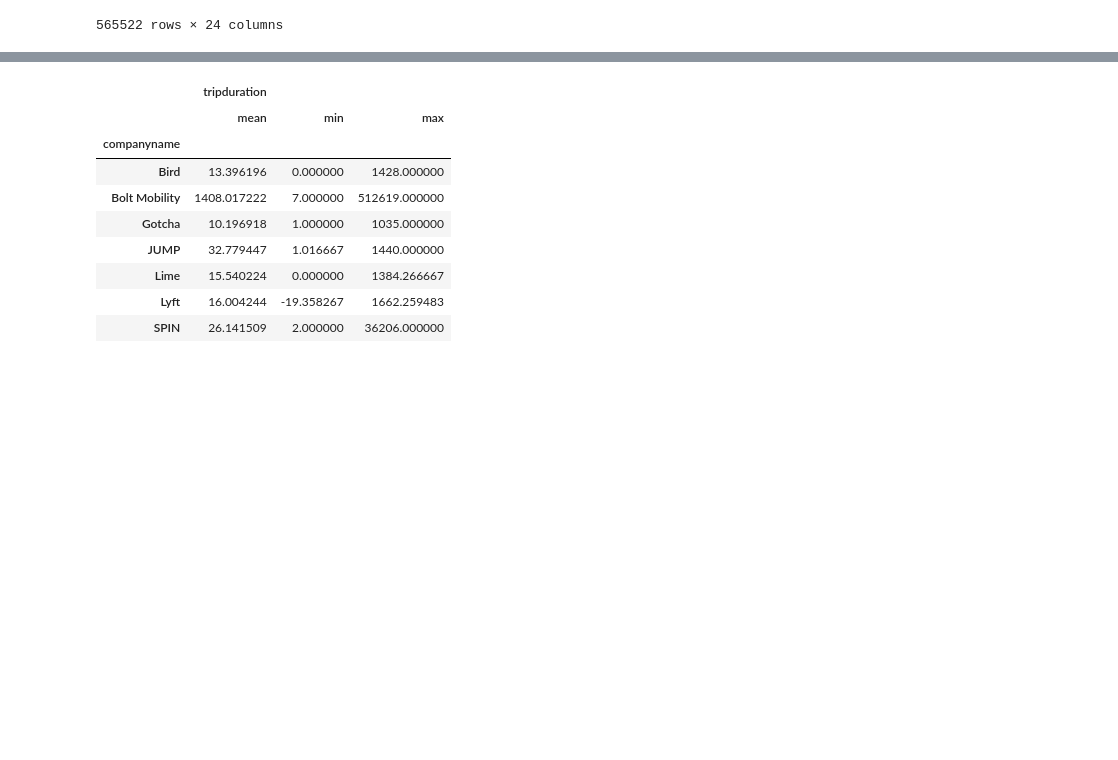
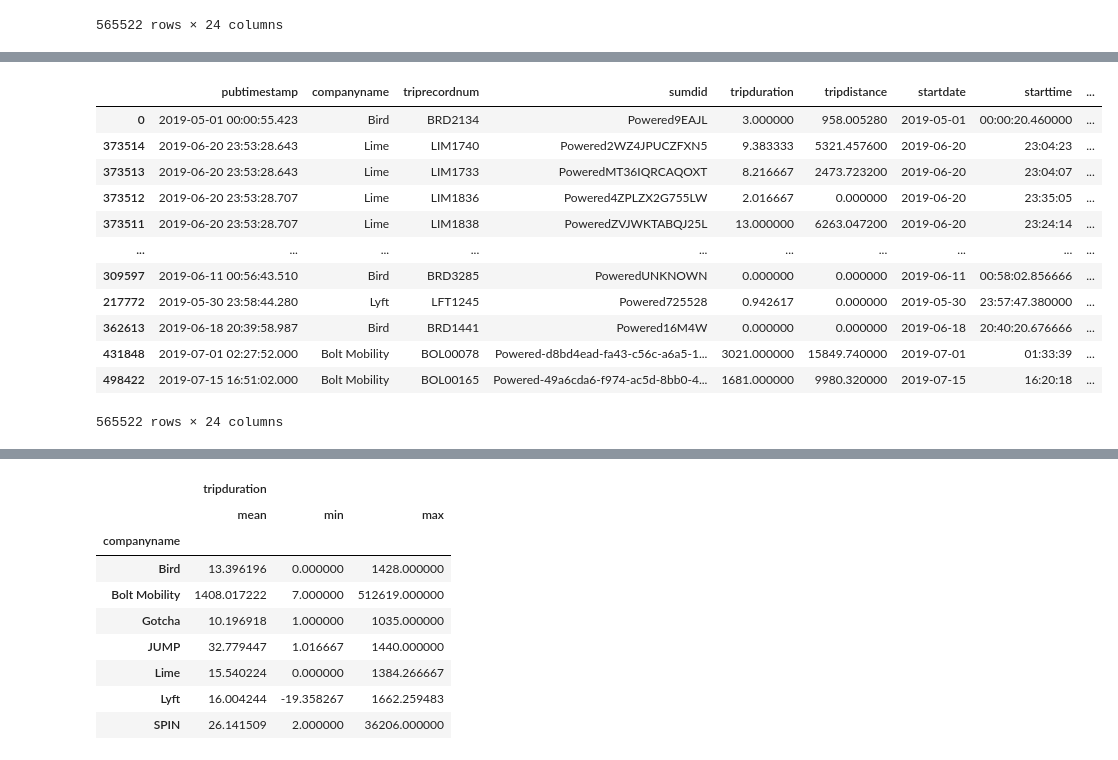
Before and after one commit to NSS-Data-Analytics-Cohort-10/scooters-group-1, a Jupyter notebook: notebooks/Scooters_AH_Final.ipynb, the cells around one changed output, grey strips where cells are left out. Drawn from its saved outputs; the diff is of its cells as text; code cells hidden in the pictures; blank space fills up the shorter version.

```diff
--- a/notebooks/Scooters_AH_Final.ipynb
+++ b/notebooks/Scooters_AH_Final.ipynb
@@ -109,0 +128,18 @@ trips_table.sort_values(by = 'tripdistance', ascending = True)
+# %%
+trips_table_final['outside_time'] = np.where((trips_table_final['over_max_time']) | (trips_table_final['under_min_time']), True, False)
+# %%
+trips_table_final.sort_values(by = 'outside_time', ascending = True)
+# %% [output]
+|  | pubtimestamp | companyname | triprecordnum | sumdid | tripduration | tripdistance | startdate | starttime | ... |
+| 0 | 2019-05-01 00:00:55.423 | Bird | BRD2134 | Powered9EAJL | 3.000000 | 958.005280 | 2019-05-01 | 00:00:20.460000 | ... |
+| 373514 | 2019-06-20 23:53:28.643 | Lime | LIM1740 | Powered2WZ4JPUCZFXN5 | 9.383333 | 5321.457600 | 2019-06-20 | 23:04:23 | ... |
+| 373513 | 2019-06-20 23:53:28.643 | Lime | LIM1733 | PoweredMT36IQRCAQOXT | 8.216667 | 2473.723200 | 2019-06-20 | 23:04:07 | ... |
+| 373512 | 2019-06-20 23:53:28.707 | Lime | LIM1836 | Powered4ZPLZX2G755LW | 2.016667 | 0.000000 | 2019-06-20 | 23:35:05 | ... |
+| 373511 | 2019-06-20 23:53:28.707 | Lime | LIM1838 | PoweredZVJWKTABQJ25L | 13.000000 | 6263.047200 | 2019-06-20 | 23:24:14 | ... |
+| ... | ... | ... | ... | ... | ... | ... | ... | ... | ... |
+| 309597 | 2019-06-11 00:56:43.510 | Bird | BRD3285 | PoweredUNKNOWN | 0.000000 | 0.000000 | 2019-06-11 | 00:58:02.856666 | ... |
+| 217772 | 2019-05-30 23:58:44.280 | Lyft | LFT1245 | Powered725528 | 0.942617 | 0.000000 | 2019-05-30 | 23:57:47.380000 | ... |
+| 362613 | 2019-06-18 20:39:58.987 | Bird | BRD1441 | Powered16M4W | 0.000000 | 0.000000 | 2019-06-18 | 20:40:20.676666 | ... |
+| 431848 | 2019-07-01 02:27:52.000 | Bolt Mobility | BOL00078 | Powered-d8bd4ead-fa43-c56c-a6a5-1... | 3021.000000 | 15849.740000 | 2019-07-01 | 01:33:39 | ... |
+| 498422 | 2019-07-15 16:51:02.000 | Bolt Mobility | BOL00165 | Powered-49a6cda6-f974-ac5d-8bb0-4... | 1681.000000 | 9980.320000 | 2019-07-15 | 16:20:18 | ... |
+565522 rows × 24 columns
```
Also changed, not shown: parts of 6 cells of this notebook.
